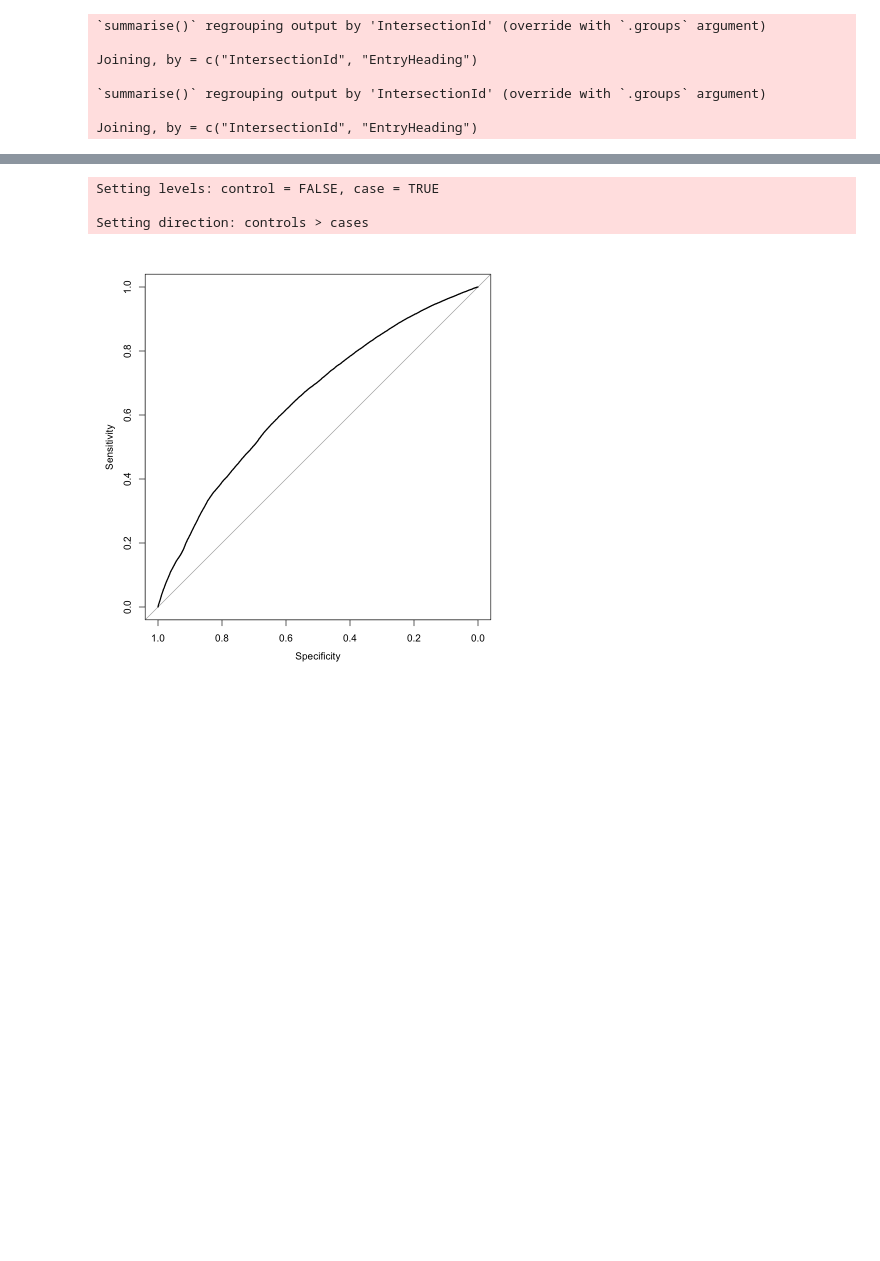
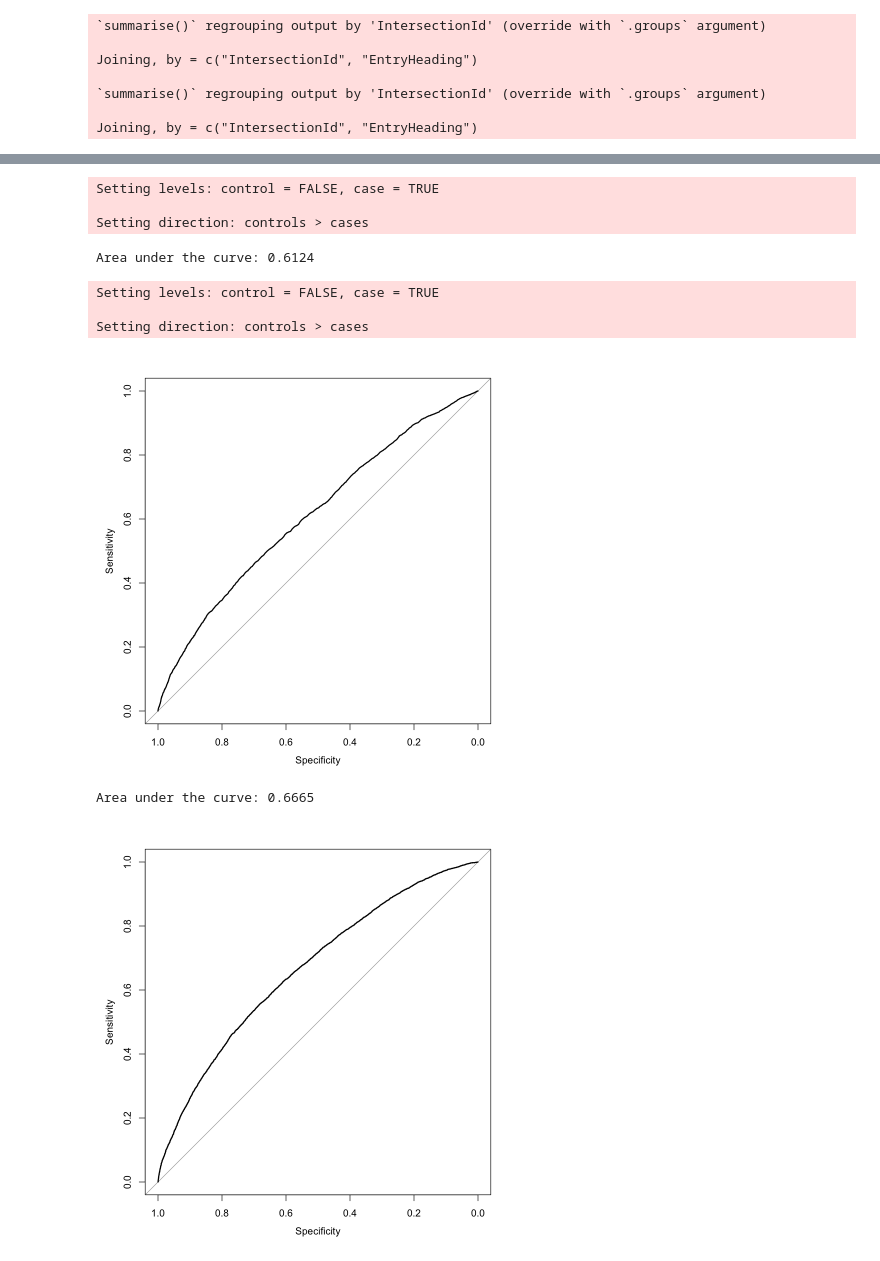
Before and after one commit to Haximilian/statistics447b, a Jupyter notebook: Feature Engineering.ipynb, the cells around one changed output, grey strips where cells are left out. Cells and saved outputs as stored; diff of their text form; code cells hidden in the pictures; blank space fills up the shorter version.

```diff
--- a/Feature Engineering.ipynb
+++ b/Feature Engineering.ipynb
@@ -111,11 +125,5 @@ RMSE <- function(predicted, expected, log=0) {
 # %%
-oAugment <- augmentRightTurn(mysubset)
-oAugment <- augmentLeftTurn(oAugment)
-oAugment <- oAugment %>% mutate(straightThrough = EntryHeading == ExitHeading)
-oAugment <- oAugment %>% mutate(waitRequired = TotalTimeStopped_p50 > 0)
-oAugment <- oAugment %>% mutate(
-    JanAndMay = Month == 1 | Month == 5,
-    rushHour = (Hour >= 6 & Hour <= 9) | (Hour >= 15 & Hour <= 18))
+oAugment <- prepareDataset(mysubset)
 # %% [output]
 `summarise()` regrouping output by 'IntersectionId' (override with `.groups` argument)
 
@@ -166,5 +152,12 @@ tibble [685,109 × 36] (S3: grouped_df/tbl_df/tbl/data.frame)
+# %%
+# make sure holdout contains the same factors for column EntryStreetName as training
+workingDataset$holdout <- workingDataset$holdout %>% filter(EntryStreetName %in% workingDataset$training$EntryStreetName)
 # %%
-m <- qda(eq, data = workingDataset$training)
+ceq <- waitRequired ~ Hour + Month + rushHour + straightThrough + Weekend + LeftTurnAllowed + RightTurnAllowed + LeftTurn + RightTurn
+
+quadratic <- lda(ceq, workingDataset$training)
+probit <- glm(waitRequired ~ EntryStreetName + Hour + Month + rushHour + straightThrough + Weekend + LeftTurnAllowed + RightTurnAllowed + LeftTurn + RightTurn, family = binomial(link = "probit"), workingDataset$training)
 # %%
-p <- predict(m, workingDataset$holdout)
+pquadratic <- predict(quadratic, workingDataset$holdout)
+pprobit <- 1 - predict(probit, workingDataset$holdout, type = "response")
 # %%
@@ -180,11 +177,22 @@ predictions FALSE  TRUE
 # %%
-r <- roc(workingDataset$holdout$waitRequired, p$posterior[,1])
-plot(r)
+quadraticr <- roc(workingDataset$holdout$waitRequired, pquadratic$posterior[,1])
+plot(quadraticr)
+quadraticr$auc
+
+probitr <- roc(workingDataset$holdout$waitRequired, pprobit)
+plot(probitr)
+probitr$auc
 # %% [output]
 Setting levels: control = FALSE, case = TRUE
 
 Setting direction: controls > cases
+Area under the curve: 0.6124
+Setting levels: control = FALSE, case = TRUE
+
+Setting direction: controls > cases
-[figure, old version]
+[figure, new version]
+Area under the curve: 0.6665
+[figure, added]
 # %%
 # prepare new training set
 trainingGreaterThanZero <- workingDataset$training %>% filter(TimeFromFirstStop_p50 > 0)
```
Also changed, not shown: parts of 20 cells of this notebook.
